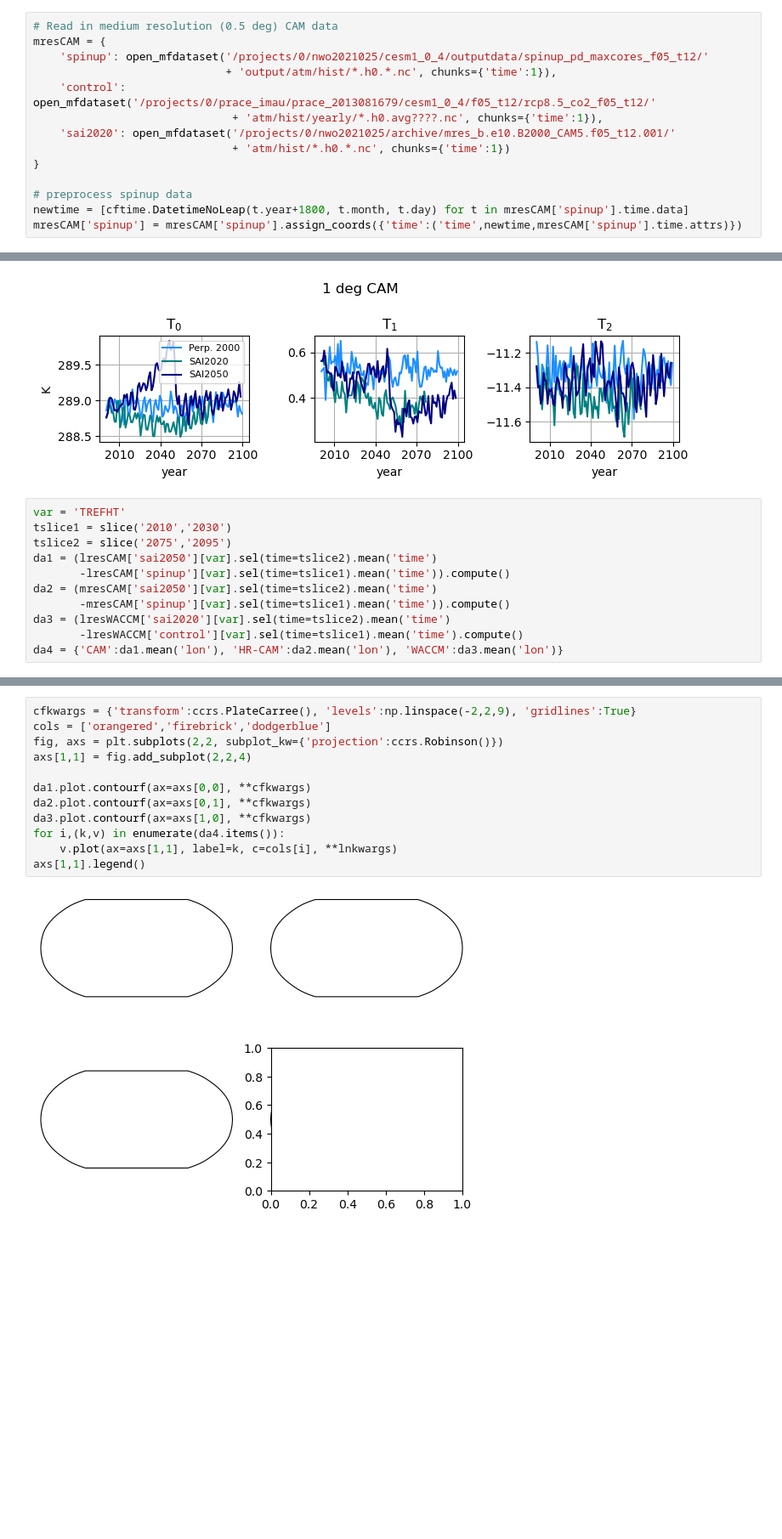
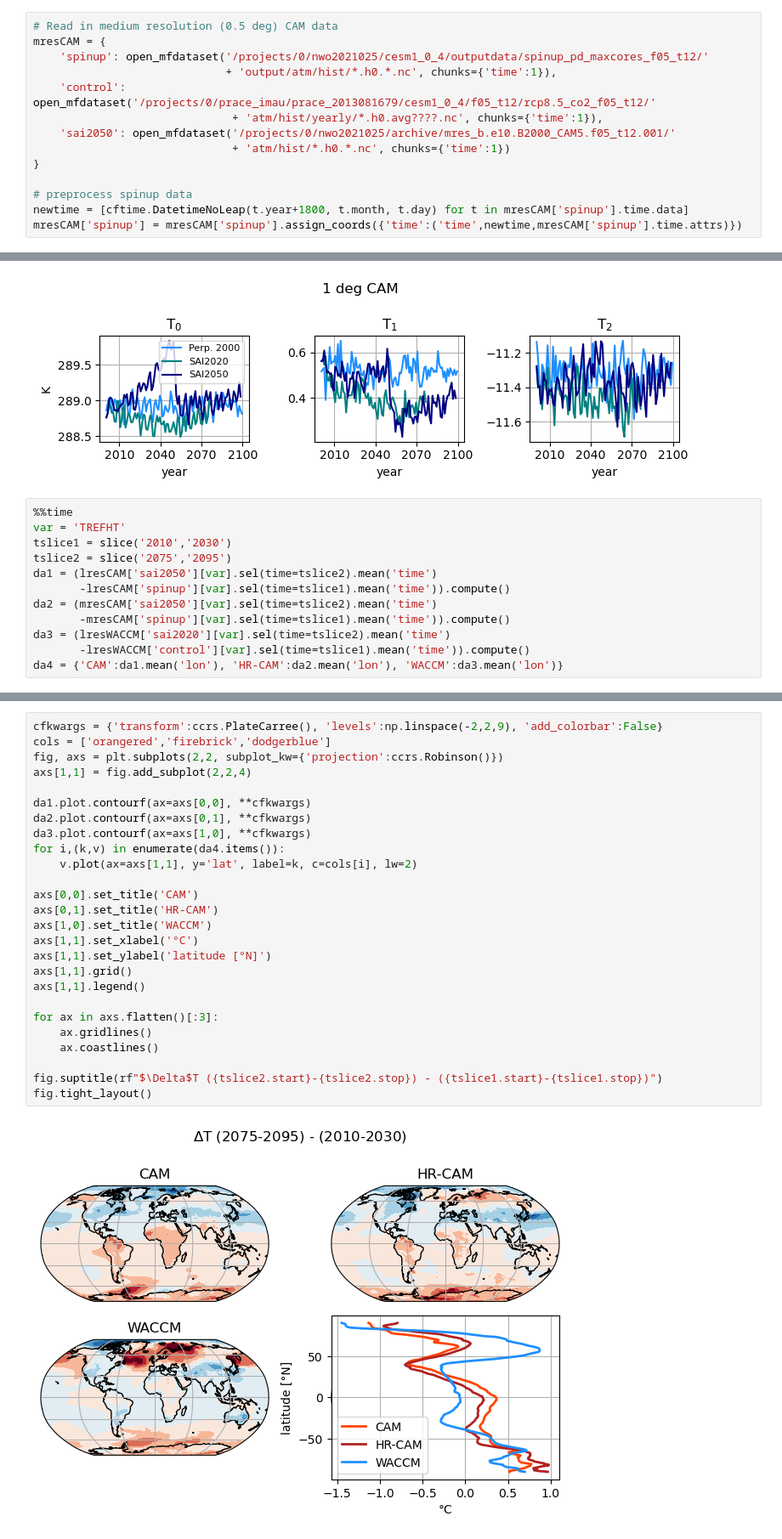
Before and after one commit to JdeJong96/CESM-CAM_SAI, a Jupyter notebook: results/CESM1.0.4results.ipynb, the cells around one changed output, grey strips where cells are left out. Shown at 85% size. Drawn from its saved outputs; the diff is of its cells as text; blank space fills up the shorter version.

```diff
--- a/results/CESM1.0.4results.ipynb
+++ b/results/CESM1.0.4results.ipynb
@@ -132,7 +132,7 @@ mresCAM = {
                              + 'output/atm/hist/*.h0.*.nc', chunks={'time':1}),
     'control': open_mfdataset('/projects/0/prace_imau/prace_2013081679/cesm1_0_4/f05_t12/rcp8.5_co2_f05_t12/'
                               + 'atm/hist/yearly/*.h0.avg????.nc', chunks={'time':1}),
-    'sai2020': open_mfdataset('/projects/0/nwo2021025/archive/mres_b.e10.B2000_CAM5.f05_t12.001/'
+    'sai2050': open_mfdataset('/projects/0/nwo2021025/archive/mres_b.e10.B2000_CAM5.f05_t12.001/'
                               + 'atm/hist/*.h0.*.nc', chunks={'time':1})
 }
 
@@ -250,6 +249,7 @@ plt.tight_layout()
 # %% [output]
 [figure]
 # %%
+%%time
 var = 'TREFHT'
 tslice1 = slice('2010','2030')
 tslice2 = slice('2075','2095')
@@ -258,5 +258,5 @@ da1 = (lresCAM['sai2050'][var].sel(time=tslice2).mean('time')
 da2 = (mresCAM['sai2050'][var].sel(time=tslice2).mean('time')
        -mresCAM['spinup'][var].sel(time=tslice1).mean('time')).compute()
 da3 = (lresWACCM['sai2020'][var].sel(time=tslice2).mean('time')
-       -lresWACCM['control'][var].sel(time=tslice1).mean('time').compute()
+       -lresWACCM['control'][var].sel(time=tslice1).mean('time')).compute()
 da4 = {'CAM':da1.mean('lon'), 'HR-CAM':da2.mean('lon'), 'WACCM':da3.mean('lon')}
@@ -263,14 +266,28 @@ da4 = {'CAM':da1.mean('lon'), 'HR-CAM':da2.mean('lon'), 'WACCM':da3.mean('lon')}
 # %%
-cfkwargs = {'transform':ccrs.PlateCarree(), 'levels':np.linspace(-2,2,9), 'gridlines':True}
+cfkwargs = {'transform':ccrs.PlateCarree(), 'levels':np.linspace(-2,2,9), 'add_colorbar':False}
 cols = ['orangered','firebrick','dodgerblue']
 fig, axs = plt.subplots(2,2, subplot_kw={'projection':ccrs.Robinson()})
 axs[1,1] = fig.add_subplot(2,2,4)
 
 da1.plot.contourf(ax=axs[0,0], **cfkwargs)
 da2.plot.contourf(ax=axs[0,1], **cfkwargs)
 da3.plot.contourf(ax=axs[1,0], **cfkwargs)
 for i,(k,v) in enumerate(da4.items()):
-    v.plot(ax=axs[1,1], label=k, c=cols[i], **lnkwargs)
+    v.plot(ax=axs[1,1], y='lat', label=k, c=cols[i], lw=2)
+
+axs[0,0].set_title('CAM')
+axs[0,1].set_title('HR-CAM')
+axs[1,0].set_title('WACCM')
+axs[1,1].set_xlabel('°C')
+axs[1,1].set_ylabel('latitude [°N]')
+axs[1,1].grid()
 axs[1,1].legend()
+
+for ax in axs.flatten()[:3]:
+    ax.gridlines()
+    ax.coastlines()
+
+fig.suptitle(rf"$\Delta$T ({tslice2.start}-{tslice2.stop}) - ({tslice1.start}-{tslice1.stop})")
+fig.tight_layout()
 # %% [output]
-[figure, old version]
+[figure, new version]
```
Also changed, not shown: parts of 6 cells of this notebook.
